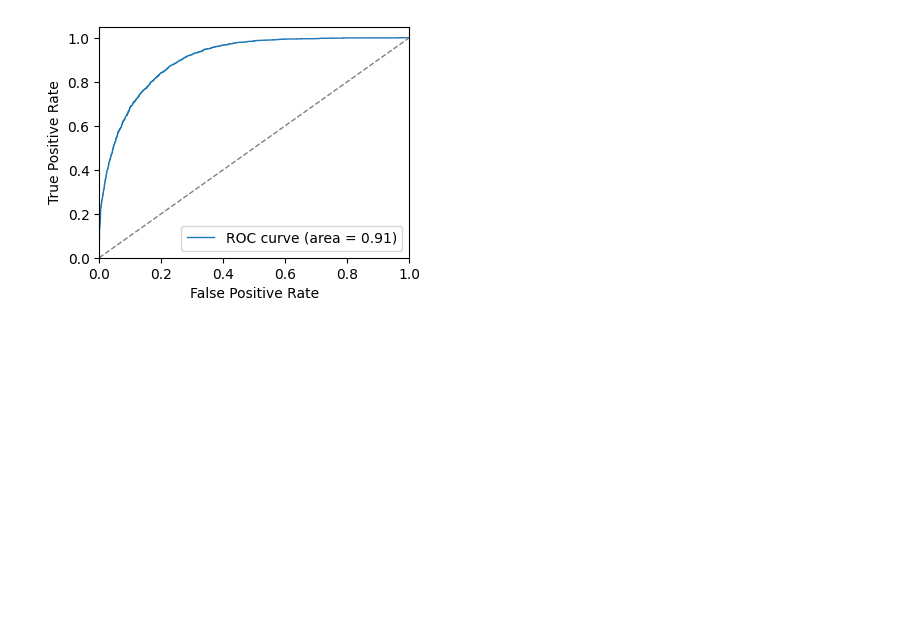
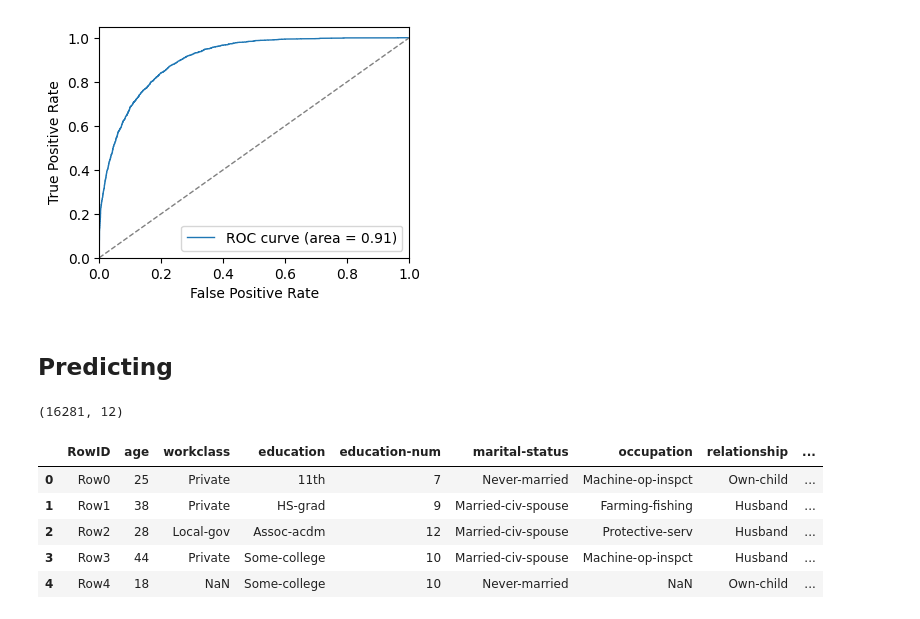
Before and after one commit to lbm98/data-mining, a Jupyter notebook: assignment/adult.ipynb, the cells around one changed output. Cells and saved outputs as stored; diff of their text form; code cells hidden in the pictures; blank space fills up the shorter version.

```diff
--- a/assignment/adult.ipynb
+++ b/assignment/adult.ipynb
@@ -529,3 +529,11 @@ plt.legend(loc="lower right")
 plt.show()
 # %% [output]
 [figure]
+# %% [markdown]
+## Predicting
+# %%
+import warnings
+
+with warnings.catch_warnings():
+    warnings.simplefilter("ignore")
+    df_pot = pd.read_excel('data/potential-customers.xlsx')
@@ -531,0 +585,13 @@ plt.show()
+# %%
+df_pot.shape
+# %% [output]
+(16281, 12)
+# %%
+df_pot.head()
+# %% [output]
+|  | RowID | age | workclass | education | education-num | marital-status | occupation | relationship | ... |
+| 0 | Row0 | 25 | Private | 11th | 7 | Never-married | Machine-op-inspct | Own-child | ... |
+| 1 | Row1 | 38 | Private | HS-grad | 9 | Married-civ-spouse | Farming-fishing | Husband | ... |
+| 2 | Row2 | 28 | Local-gov | Assoc-acdm | 12 | Married-civ-spouse | Protective-serv | Husband | ... |
+| 3 | Row3 | 44 | Private | Some-college | 10 | Married-civ-spouse | Machine-op-inspct | Husband | ... |
+| 4 | Row4 | 18 | NaN | Some-college | 10 | Never-married | NaN | Own-child | ... |
```
Also changed, not shown: parts of 7 cells of this notebook, 1 other file.
